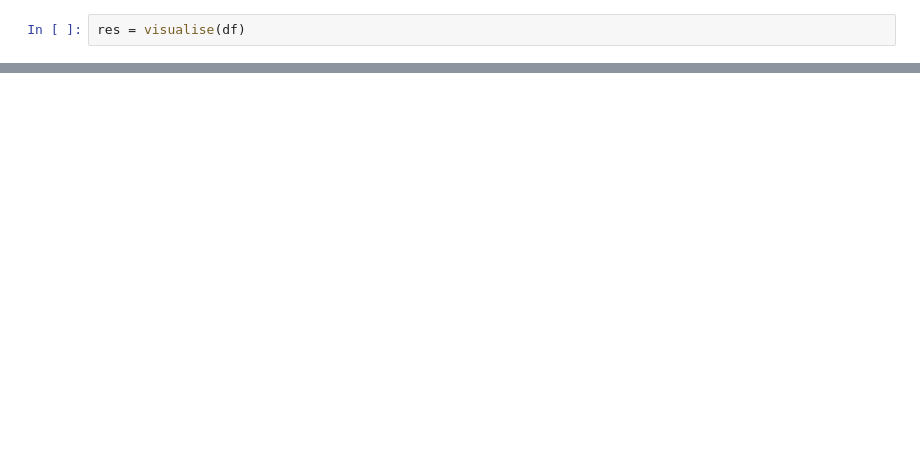
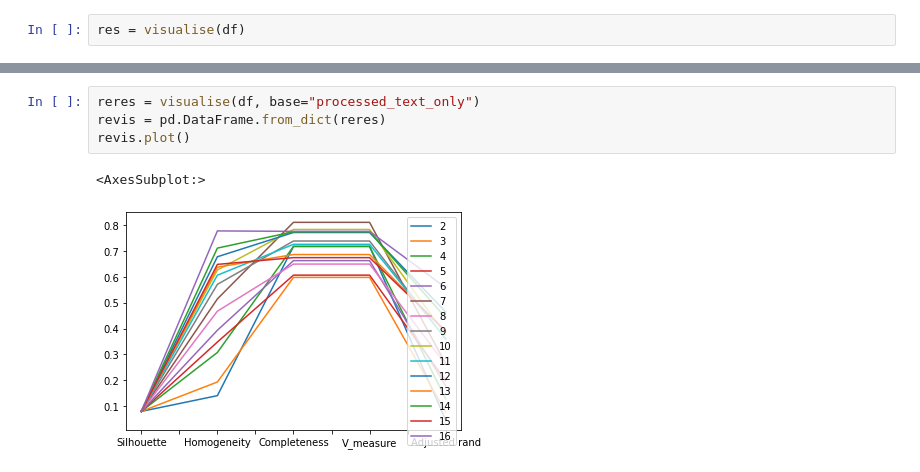
Before and after one commit to pa1007/DataScienceProject1TAL, a Jupyter notebook: clustering.ipynb, the cells around one changed output, grey strips where cells are left out. Cells and saved outputs as stored; diff of their text form; blank space fills up the shorter version.

```diff
--- a/clustering.ipynb
+++ b/clustering.ipynb
@@ -55,0 +63,7 @@ vis.plot()
+# %%
+reres = visualise(df, base="processed_text_only")
+revis = pd.DataFrame.from_dict(reres)
+revis.plot()
+# %% [output]
+<AxesSubplot:>
+[figure, added]
```
Also changed, not shown: parts of 8 cells of this notebook.
